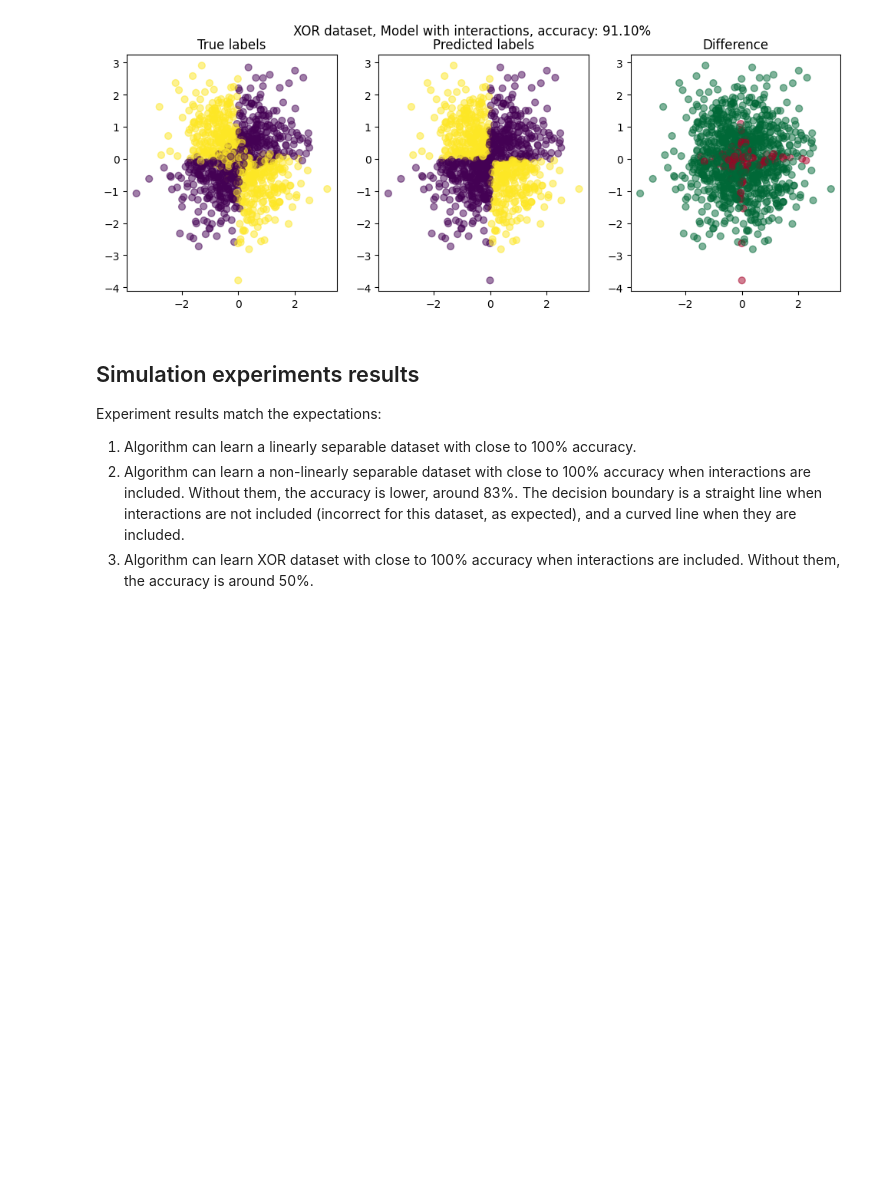
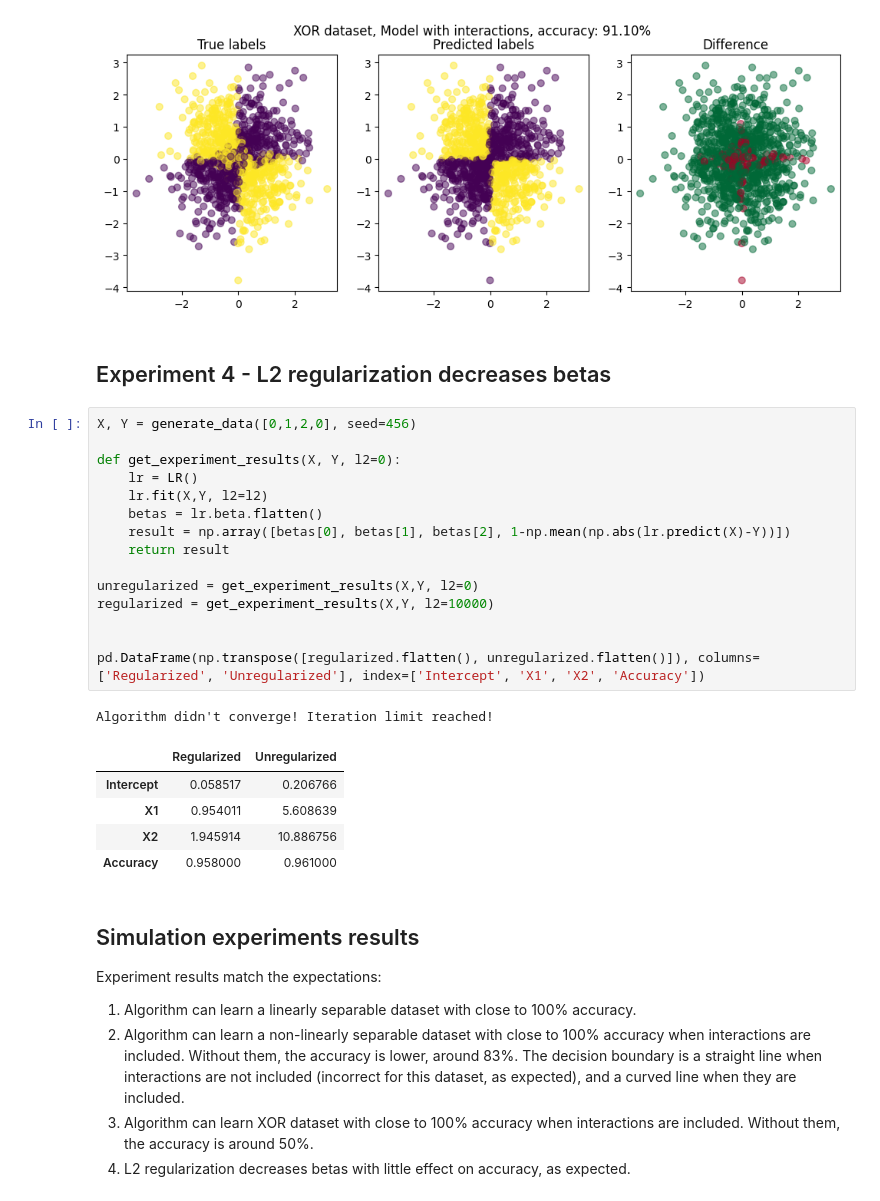
Before and after one commit to mstaczek/Logistic-Regression-with-IRLS, a Jupyter notebook: LogisticRegression.ipynb, the cells around one changed output. Cells and saved outputs as stored; diff of their text form; blank space fills up the shorter version.

Commit message:
Add L2 experiment

```diff
--- a/LogisticRegression.ipynb
+++ b/LogisticRegression.ipynb
@@ -155,6 +157,30 @@ run_experiment(B=[0,0,0,1], title='XOR dataset, Model w/o interactions', seed=34
 run_experiment(B=[0,0,0,1], interactions = True, title='XOR dataset, Model with interactions', seed=345)
 # %% [output]
 [figure]
+# %% [markdown]
+## Experiment 4 - L2 regularization decreases betas
+# %%
+X, Y = generate_data([0,1,2,0], seed=456)
+
+def get_experiment_results(X, Y, l2=0):
+    lr = LR()
+    lr.fit(X,Y, l2=l2)
+    betas = lr.beta.flatten()
+    result = np.array([betas[0], betas[1], betas[2], 1-np.mean(np.abs(lr.predict(X)-Y))])
+    return result
+
+unregularized = get_experiment_results(X,Y, l2=0)
+regularized = get_experiment_results(X,Y, l2=10000)
+
+
+pd.DataFrame(np.transpose([regularized.flatten(), unregularized.flatten()]), columns=['Regularized', 'Unregularized'], index=['Intercept', 'X1', 'X2', 'Accuracy'])
+# %% [output]
+Algorithm didn't converge! Iteration limit reached!
+|  | Regularized | Unregularized |
+| Intercept | 0.058517 | 0.206766 |
+| X1 | 0.954011 | 5.608639 |
+| X2 | 1.945914 | 10.886756 |
+| Accuracy | 0.958000 | 0.961000 |
 # %% [markdown]
 ## Simulation experiments results
 
@@ -162,3 +188,4 @@ Experiment results match the expectations:
 1. Algorithm can learn a linearly separable dataset with close to 100% accuracy.
 2. Algorithm can learn a non-linearly separable dataset with close to 100% accuracy when interactions are included. Without them, the accuracy is lower, around 83%. The decision boundary is a straight line when interactions are not included (incorrect for this dataset, as expected), and a curved line when they are included.
 3. Algorithm can learn XOR dataset with close to 100% accuracy when interactions are included. Without them, the accuracy is around 50%.
+4. L2 regularization decreases betas with little effect on accuracy, as expected.
```
Also changed, not shown: parts of 1 cell of this notebook.
